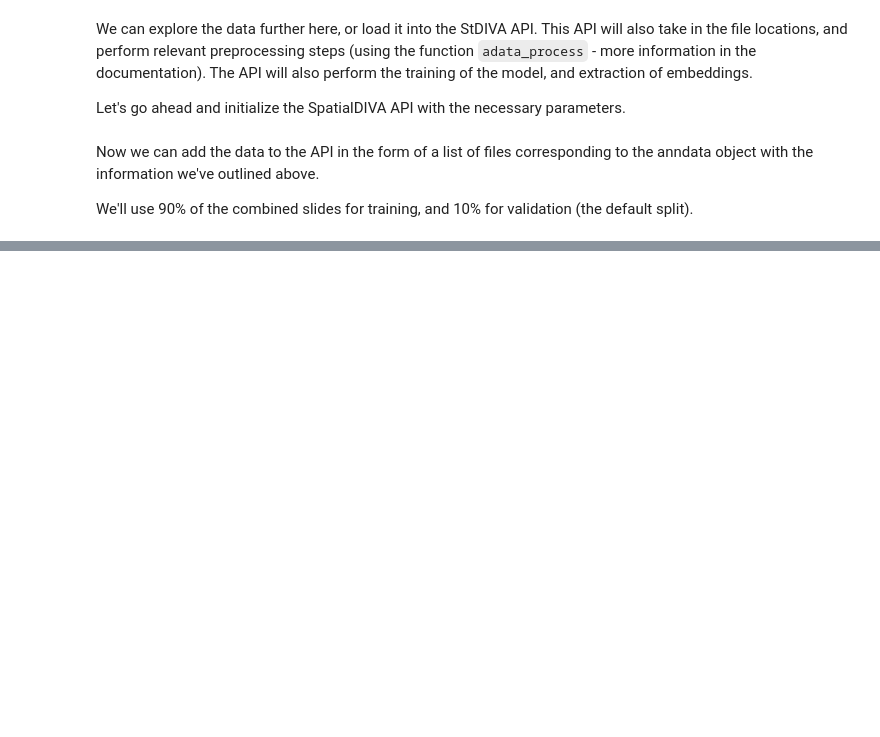
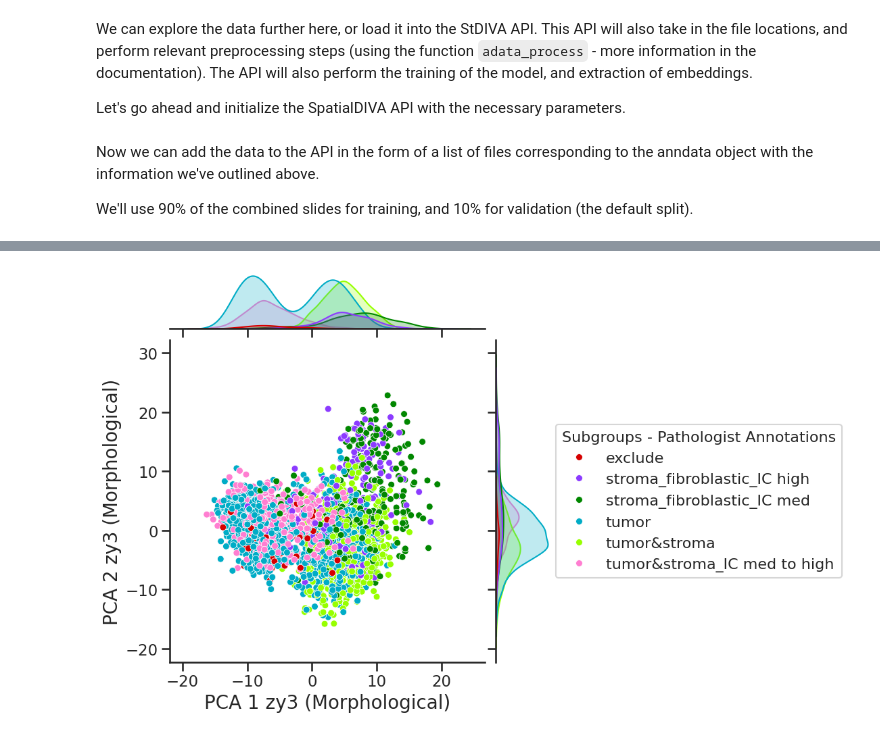
Before and after one commit to hsmaan/SpatialDIVA, a Jupyter notebook: spatialdiva/tutorials/01_colorectal_cancer_spdiva_analysis.ipynb, the cells around one changed output, grey strips where cells are left out. Saved outputs shown, nothing was run; the diff lists cells and outputs as text; code cells hidden in the pictures; blank space fills up the shorter version.

```diff
--- a/spatialdiva/tutorials/01_colorectal_cancer_spdiva_analysis.ipynb
+++ b/spatialdiva/tutorials/01_colorectal_cancer_spdiva_analysis.ipynb
@@ -141,0 +231,31 @@ AttributeError: 'StDIVA' object has no attribute 'shape'
+# %%
+palette = sns.color_palette(cc.glasbey, n_colors=y3_dim)
+
+sns.set_context("talk")
+sns.set_style("ticks")
+
+g = sns.jointplot(
+    data=embedding_df,
+    x="zy3_1",
+    y="zy3_2",
+    hue="y3",
+    kind="scatter",
+    height=7,
+    palette=palette,
+    s=50
+)
+
+g.ax_joint.set_xlabel("PCA 1 zy3 (Morphological)", fontsize=20)
+g.ax_joint.set_ylabel("PCA 2 zy3 (Morphological)", fontsize=20)
+
+legend = g.ax_joint.legend(
+    title='Subgroups - Pathologist Annotations',
+    loc='center left',
+    bbox_to_anchor=(1.2, 0.5),
+    ncol=1,
+    frameon=True,
+    fontsize=16,
+    title_fontsize=16,
+)
+# %% [output]
+[figure, added]
```
Also changed, not shown: parts of 20 cells of this notebook, 1 other file.
